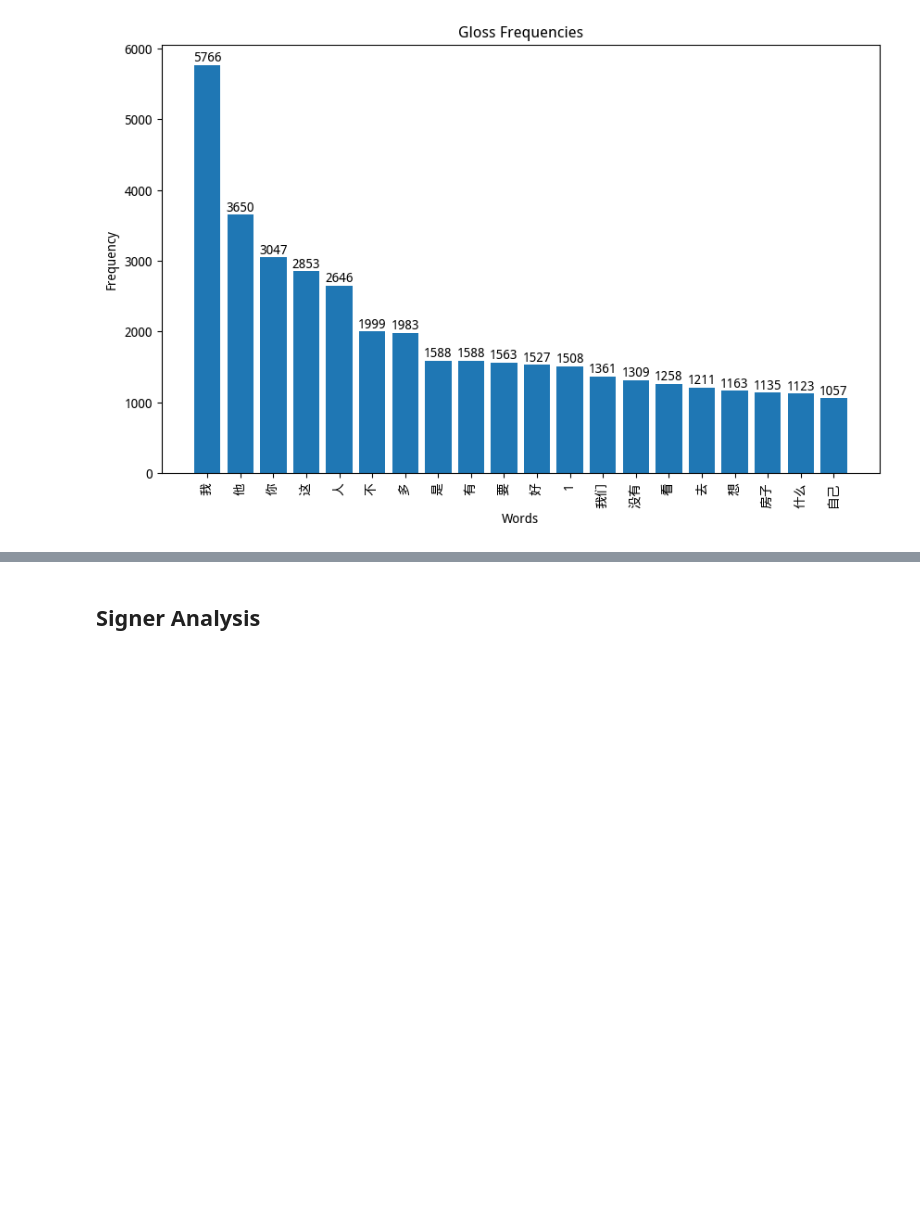
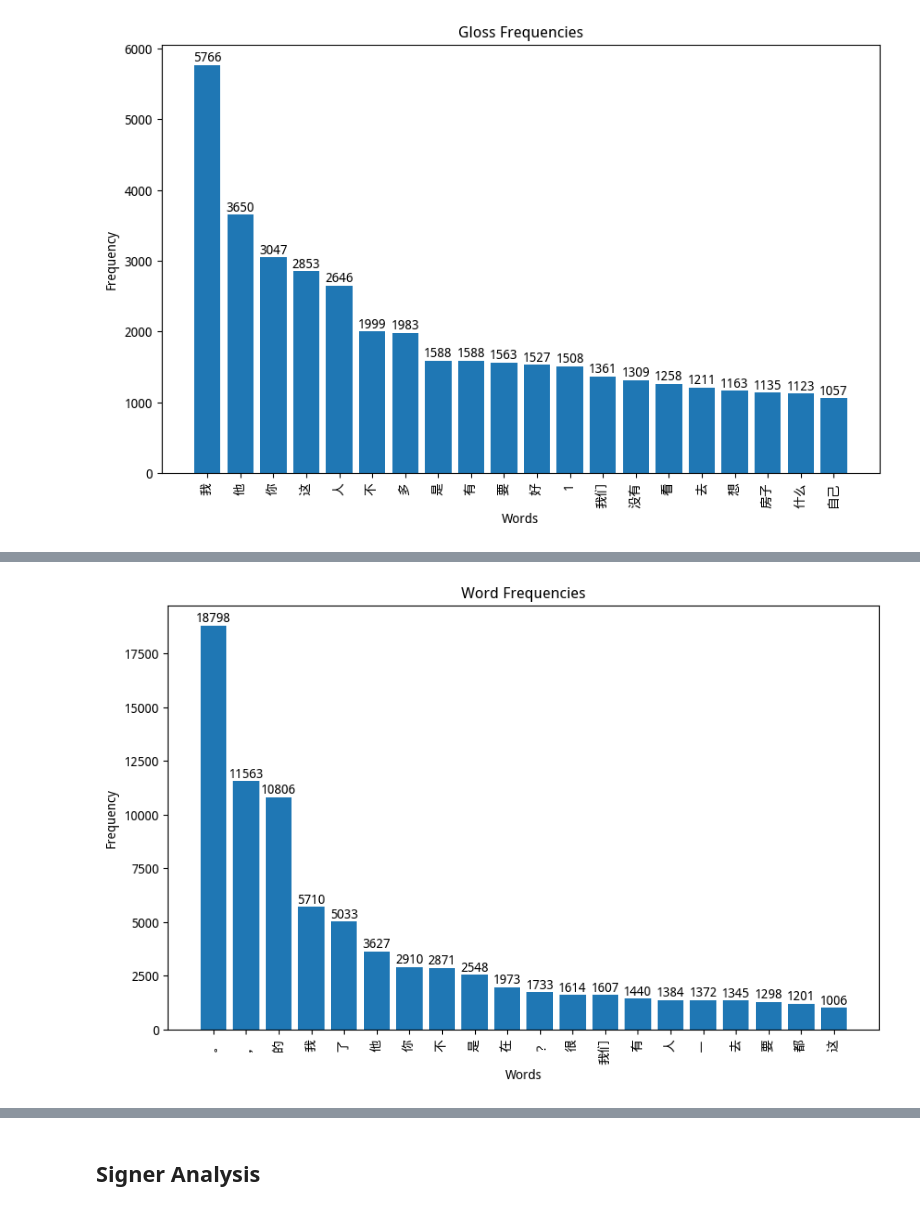
Before and after one commit to hsuzjx/SLRT, a Jupyter notebook: notebooks/data_analysis/csl_daily.ipynb, the cells around one changed output, grey strips where cells are left out. Cells and saved outputs as stored; diff of their text form; code cells hidden in the pictures; blank space fills up the shorter version.

Commit message:
add word analysis and postag analysis in csl_daily.ipynb

```diff
--- a/notebooks/data_analysis/csl_daily.ipynb
+++ b/notebooks/data_analysis/csl_daily.ipynb
@@ -182,0 +185,3 @@ generate_word_cloud(gloss_counts, 'Gloss Word Cloud')
+# %%
+word_counts = Counter(sum(info.label_word.tolist(), []))
+word_counts
@@ -182,0 +206,4 @@ generate_word_cloud(gloss_counts, 'Gloss Word Cloud')
+# %%
+plot_word_frequencies(word_counts, 'Word Frequencies')
+# %% [output]
+[figure, added]
```
Also changed, not shown: parts of 10 cells of this notebook.
